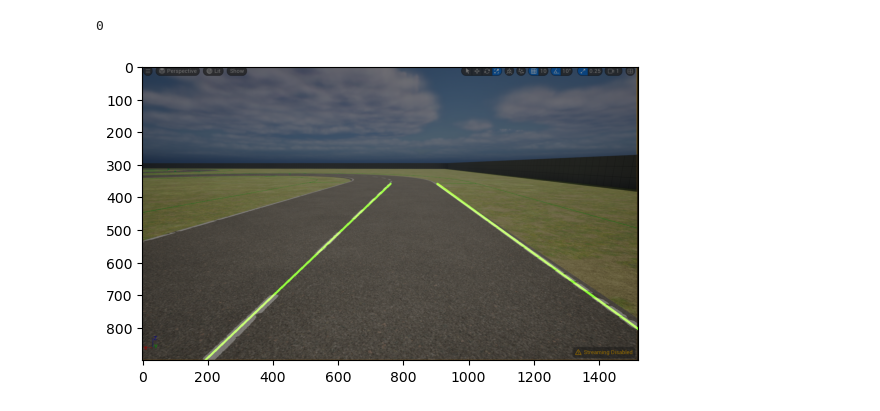
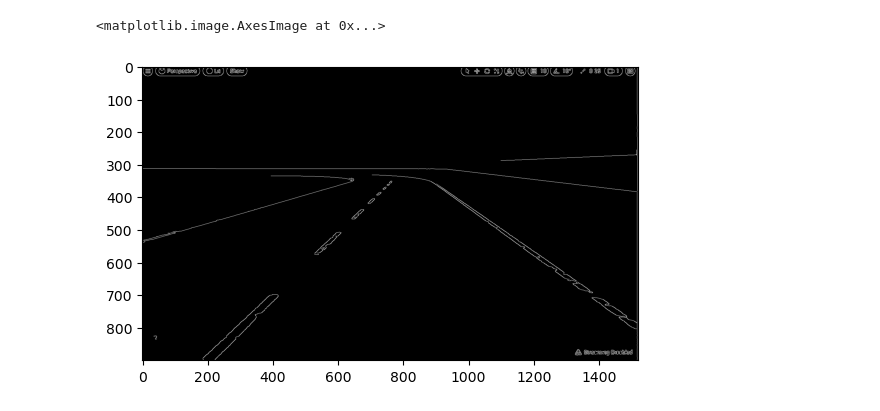
Before and after one commit to walterbishop67/OpenCv_Ex_U, a Jupyter notebook: Lane_Detection/lane_detection.ipynb, the cells around one changed output. Drawn from its saved outputs; the diff is of its cells as text; code cells hidden in the pictures.

```diff
--- a/Lane_Detection/lane_detection.ipynb
+++ b/Lane_Detection/lane_detection.ipynb
@@ -124,15 +124,13 @@ def draw_straight_line(source_image, edge):
         return line_image
     return source_image
 # %%
-def processing(path):
-    frame = read_img(path)
-    blr_img = blured_img(frame)
-    edges = edge_detection(blr_img)
-    vertices = region_of_interest_vertices(frame)
-    mask = region_of_interest(edges, np.array([vertices], np.int32))
-    frame2 = cv.imread("data/a.png")
-    drw = draw_straight_line(frame2, mask)
-    plt.imshow(drw)
-    #cv.imshow('frame', drw)
-    #cv.waitKey(0)
-    return 0
+
+frame = read_img("data/a.png")
+blr_img = blured_img(frame)
+edges = edge_detection(blr_img)
+vertices = region_of_interest_vertices(frame)
+mask = region_of_interest(edges, np.array([vertices], np.int32))
+frame2 = cv.imread("data/a.png")
+drw = draw_straight_line(frame2, mask)
+#cv.imshow('frame', drw)
+# #cv.waitKey(0)
@@ -139,5 +142,5 @@ def processing(path):
 # %%
-processing("data/a.png")
+plt.imshow(edges, cmap="gray")
 # %% [output]
-0
+<matplotlib.image.AxesImage at 0x...>
-[figure, old version]
+[figure, new version]
```
Also changed, not shown: parts of 3 cells of this notebook.
